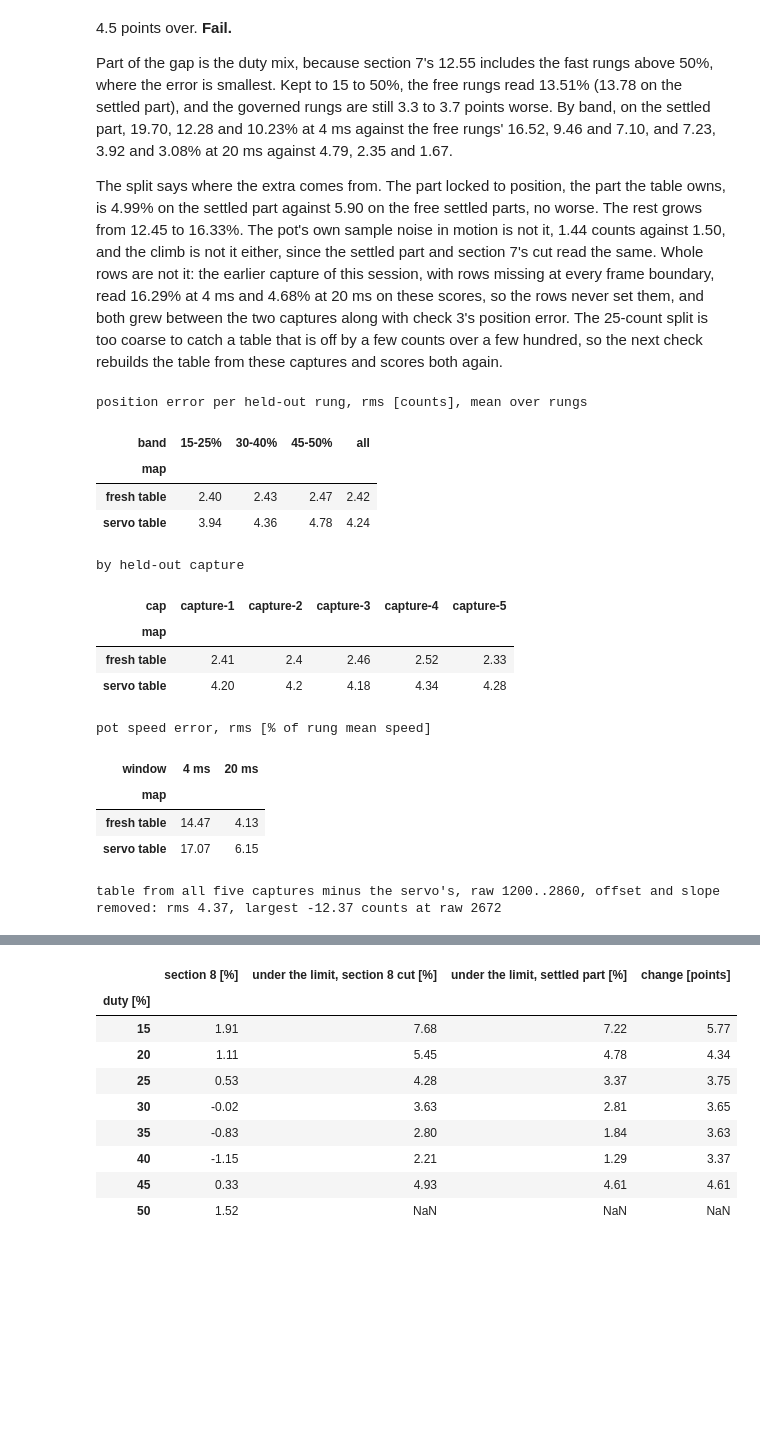
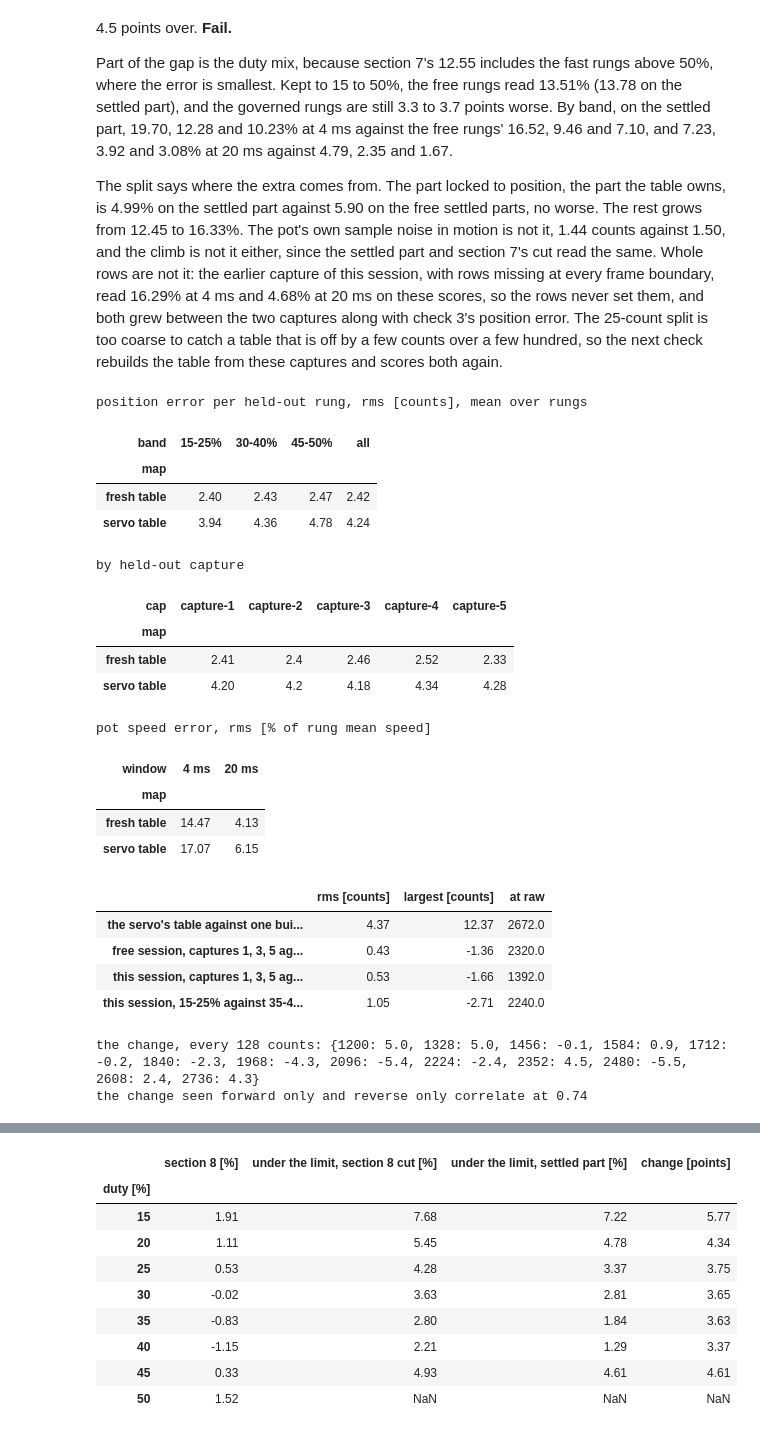
Before and after one commit to OpenServoCore/open-servo-core, a Jupyter notebook: notebooks/09-pot-linearization.ipynb, the cells around one changed output, grey strips where cells are left out. Cells and saved outputs as stored; diff of their text form; code cells hidden in the pictures; blank space fills up the shorter version.

Commit message:
notebooks: 09 compares the tables and names the open causes (#227)

```diff
--- a/notebooks/09-pot-linearization.ipynb
+++ b/notebooks/09-pot-linearization.ipynb
@@ -3309,40 +3309,67 @@ for c in caps_l:
                     "limit, settled part")
     pos_f.append(a); spd_f.append(b)
 pos_f, spd_f = pd.concat(pos_f), pd.concat(spd_f)
 pos_f["band"] = pd.cut(pos_f.duty.abs(), BANDS, labels=BAND_NAMES)
 print("position error per held-out rung, rms [counts], mean over rungs")
 display(pos_f.groupby(["map", "band"], observed=True).rms.mean().unstack("band")
         .assign(all=pos_f.groupby("map").rms.mean()).round(2))
 print("by held-out capture")
 display(pos_f.groupby(["map", "cap"]).rms.mean().unstack("cap").round(2))
 spd_f = spd_f[spd_f.W.isin([80, 400])].assign(window=lambda t: t.W.map({80: "4 ms", 400: "20 ms"}))
 print("pot speed error, rms [% of rung mean speed]")
 display(spd_f.groupby(["map", "window"]).err_pct.std().unstack("window")[["4 ms", "20 ms"]].round(2))
 
-s_all = poslut.stitch(chunks(LIM), RAW_MIN, RAW_MAX)
+# How far tables built from different sessions, and from halves of one session, sit apart
+# over mid travel, offset and slope removed.
 xx = np.arange(1200, 2861)
-dd = poslut.fit_grid(s_all, band=(s_all.lo, s_all.hi)).counts(xx) - SERVO_LUT.counts(xx)
-dd -= np.polyval(np.polyfit(xx, dd, 1), xx)
-k = np.abs(dd).argmax()
-print(f"table from all five captures minus the servo's, raw {xx[0]}..{xx[-1]}, offset and slope removed: "
-      f"rms {dd.std():.2f}, largest {dd[k]:+.2f} counts at raw {xx[k]}")
+
+def table(rs):
+    s = poslut.stitch(chunks(rs), RAW_MIN, RAW_MAX)
+    return poslut.fit_grid(s, band=(s.lo, s.hi))
+
+def apart(T1, T2):
+    d = T1.counts(xx) - T2.counts(xx)
+    return d - np.polyval(np.polyfit(xx, d, 1), xx)
+
+def halves(rs):
+    cs = sorted({r["cap"] for r in rs})
+    return table([r for r in rs if r["cap"] in cs[::2]]), table([r for r in rs if r["cap"] in cs[1::2]])
+
+gaps = {"the servo's table against one built from this session": apart(SERVO_LUT, table(LIM)),
+        "free session, captures 1, 3, 5 against 2, 4": apart(*halves(S2)),
+        "this session, captures 1, 3, 5 against 2, 4": apart(*halves(LIM)),
+        "this session, 15-25% against 35-45% duty": apart(table([r for r in LIM if abs(r["duty"]) <= 25]),
+                                                           table([r for r in LIM if abs(r["duty"]) >= 35]))}
+display(pd.DataFrame({k: {"rms [counts]": v.std(), "largest [counts]": v[np.abs(v).argmax()],
+                          "at raw": xx[np.abs(v).argmax()]} for k, v in gaps.items()}).T.round(2))
+d_free = gaps["the servo's table against one built from this session"]
+print("the change, every 128 counts:", {int(x): round(float(v), 1) for x, v in zip(xx[::128], d_free[::128])})
+dF = apart(table([r for r in S2 if r["duty"] > 0]), table([r for r in LIM if r["duty"] > 0]))
+dR = apart(table([r for r in S2 if r["duty"] < 0]), table([r for r in LIM if r["duty"] < 0]))
+print(f"the change seen forward only and reverse only correlate at {np.corrcoef(dF, dR)[0, 1]:.2f}")
 # %% [output]
 position error per held-out rung, rms [counts], mean over rungs
 | band | 15-25% | 30-40% | 45-50% | all |
 | map |  |  |  |  |
 | fresh table | 2.40 | 2.43 | 2.47 | 2.42 |
 | servo table | 3.94 | 4.36 | 4.78 | 4.24 |
 by held-out capture
 | cap | capture-1 | capture-2 | capture-3 | capture-4 | capture-5 |
 | map |  |  |  |  |  |
 | fresh table | 2.41 | 2.4 | 2.46 | 2.52 | 2.33 |
 | servo table | 4.20 | 4.2 | 4.18 | 4.34 | 4.28 |
 pot speed error, rms [% of rung mean speed]
 | window | 4 ms | 20 ms |
 | map |  |  |
 | fresh table | 14.47 | 4.13 |
 | servo table | 17.07 | 6.15 |
+|  | rms [counts] | largest [counts] | at raw |
+| the servo's table against one bui... | 4.37 | 12.37 | 2672.0 |
+| free session, captures 1, 3, 5 ag... | 0.43 | -1.36 | 2320.0 |
+| this session, captures 1, 3, 5 ag... | 0.53 | -1.66 | 1392.0 |
+| this session, 15-25% against 35-4... | 1.05 | -2.71 | 2240.0 |
-table from all five captures minus the servo's, raw 1200..2860, offset and slope removed: rms 4.37, largest -12.37 counts at raw 2672
+the change, every 128 counts: {1200: 5.0, 1328: 5.0, 1456: -0.1, 1584: 0.9, 1712: -0.2, 1840: -2.3, 1968: -4.3, 2096: -5.4, 2224: -2.4, 2352: 4.5, 2480: -5.5, 2608: 2.4, 2736: 4.3}
+the change seen forward only and reverse only correlate at 0.74
 # %% [markdown]
 **3 and 4 again, through a table built from these captures.** For each capture a grid table is
 stitched from the other four and scored on the held-out one, exactly as checks 3 and 4 score the
```
Also changed, not shown: parts of 4 cells of this notebook.
